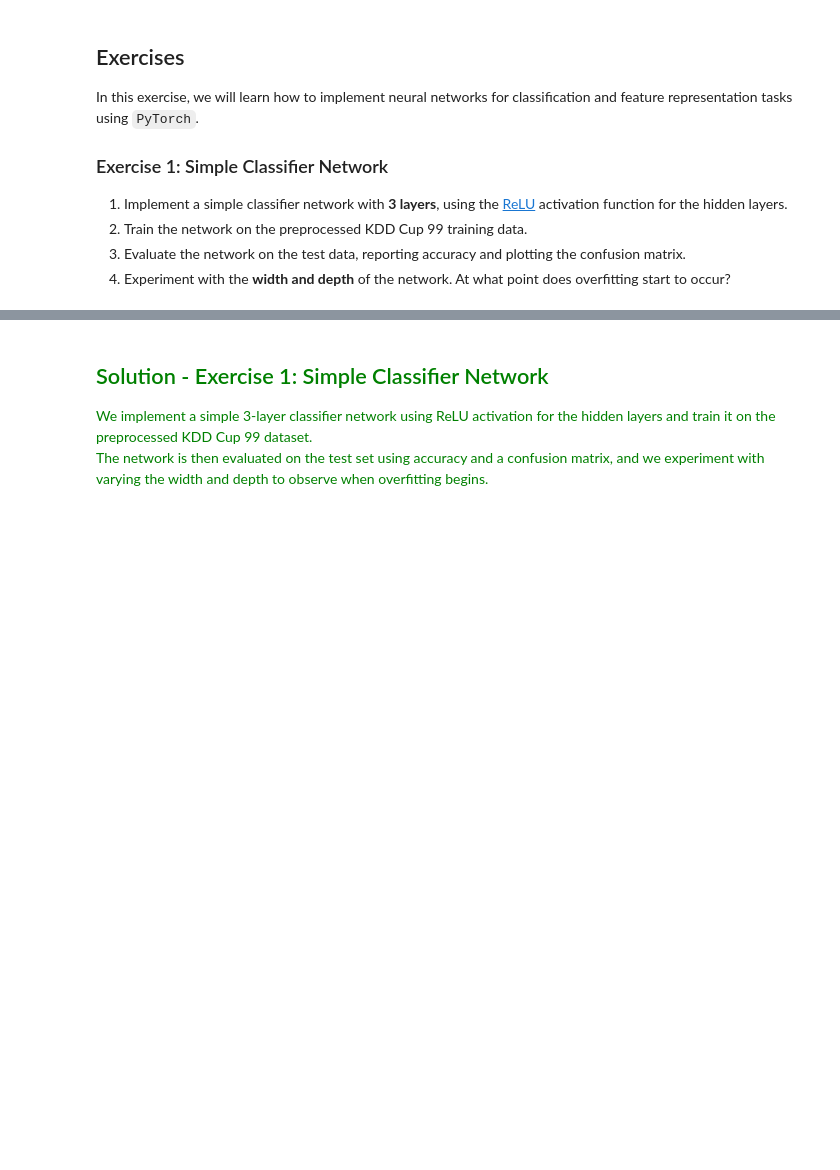
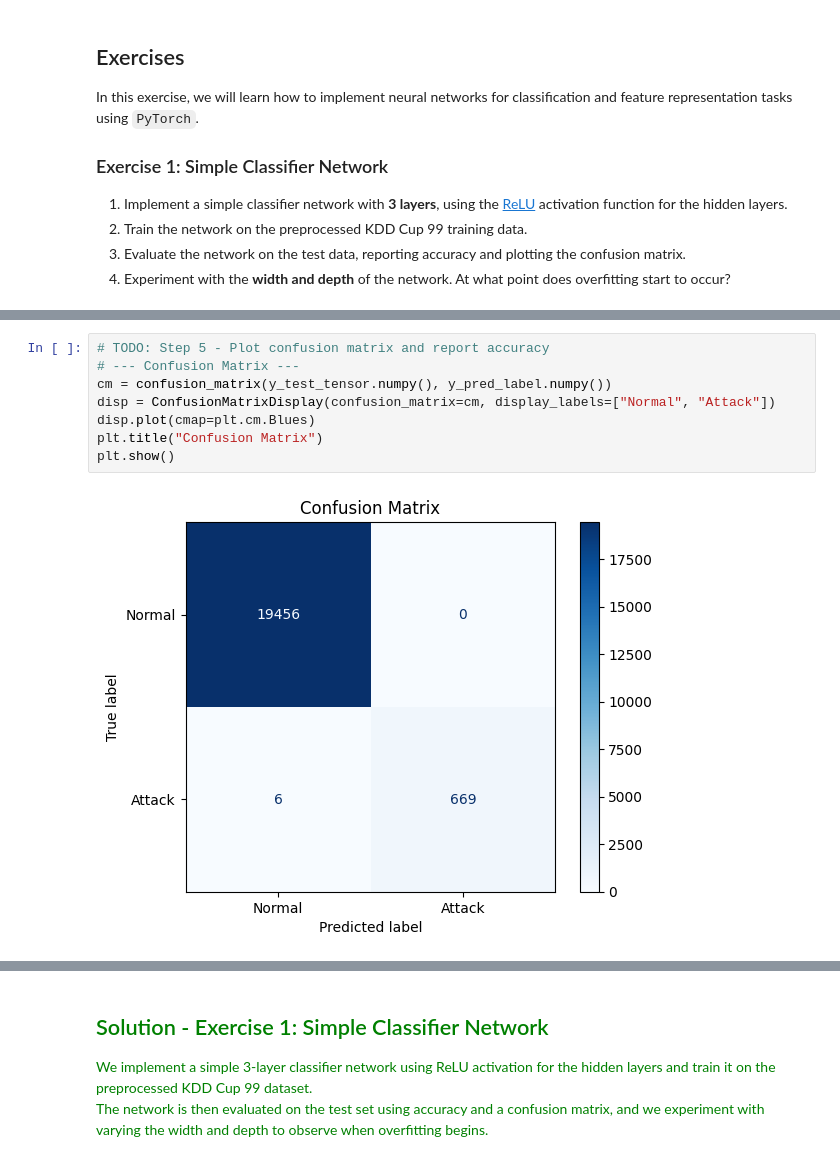
Before and after one commit to AlipourIm/ML_cysec_WiSe_25-26, a Jupyter notebook: source/tutorial_notebooks/getting_started_with_deep_learning/getting_started_with_deep_learning.ipynb, the cells around one changed output, grey strips where cells are left out. Drawn from its saved outputs; the diff is of its cells as text; blank space fills up the shorter version.

```diff
--- a/source/tutorial_notebooks/getting_started_with_deep_learning/getting_started_with_deep_learning.ipynb
+++ b/source/tutorial_notebooks/getting_started_with_deep_learning/getting_started_with_deep_learning.ipynb
@@ -820,0 +1138,10 @@ In this exercise, we will learn how to implement neural networks for classificat
+# %%
+# TODO: Step 5 - Plot confusion matrix and report accuracy
+# --- Confusion Matrix ---
+cm = confusion_matrix(y_test_tensor.numpy(), y_pred_label.numpy())
+disp = ConfusionMatrixDisplay(confusion_matrix=cm, display_labels=["Normal", "Attack"])
+disp.plot(cmap=plt.cm.Blues)
+plt.title("Confusion Matrix")
+plt.show()
+# %% [output]
+[figure, added]
```
Also changed, not shown: parts of 25 cells of this notebook.
